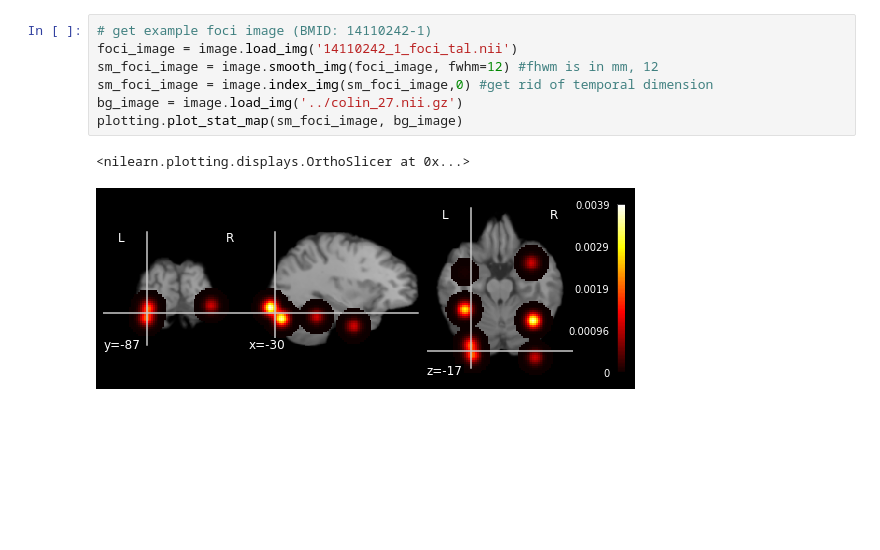
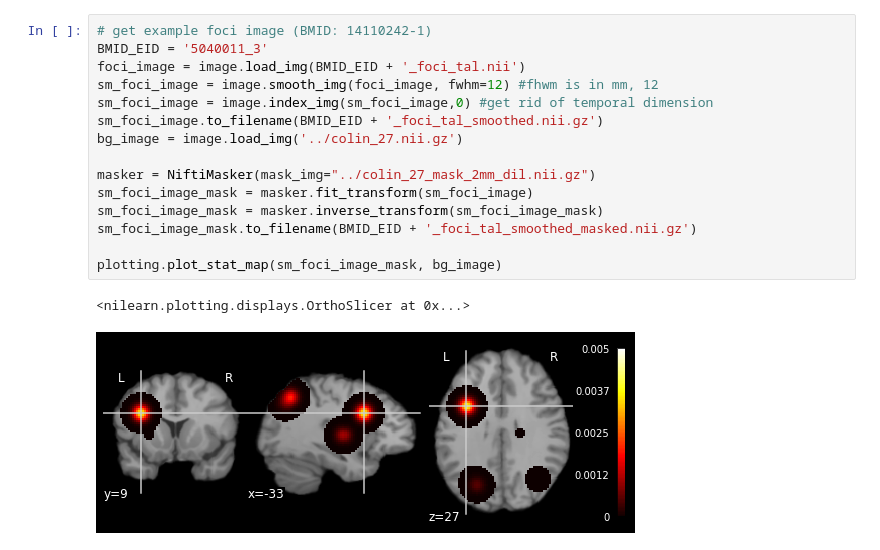
Before and after one commit to tvanasse/brainmap_structure_function_2020, a Jupyter notebook: data/example_script/example.ipynb, the cells around one changed output. Saved outputs shown, nothing was run; the diff lists cells and outputs as text; blank space fills up the shorter version.

```diff
--- a/data/example_script/example.ipynb
+++ b/data/example_script/example.ipynb
@@ -14,13 +17,21 @@ from nipype.interfaces.fsl.model import SmoothEstimate
 # %%
 # get example foci image (BMID: 14110242-1)
-foci_image = image.load_img('14110242_1_foci_tal.nii')
+BMID_EID = '5040011_3'
+foci_image = image.load_img(BMID_EID + '_foci_tal.nii')
 sm_foci_image = image.smooth_img(foci_image, fwhm=12) #fhwm is in mm, 12
 sm_foci_image = image.index_img(sm_foci_image,0) #get rid of temporal dimension
+sm_foci_image.to_filename(BMID_EID + '_foci_tal_smoothed.nii.gz')
 bg_image = image.load_img('../colin_27.nii.gz')
-plotting.plot_stat_map(sm_foci_image, bg_image)
+
+masker = NiftiMasker(mask_img="../colin_27_mask_2mm_dil.nii.gz")
+sm_foci_image_mask = masker.fit_transform(sm_foci_image)
+sm_foci_image_mask = masker.inverse_transform(sm_foci_image_mask)
+sm_foci_image_mask.to_filename(BMID_EID + '_foci_tal_smoothed_masked.nii.gz')
+
+plotting.plot_stat_map(sm_foci_image_mask, bg_image)
 # %% [output]
 <nilearn.plotting.displays.OrthoSlicer at 0x...>
-[figure, old version]
+[figure, new version]
 # %%
 # get component image and positive mask
 ic_func_3 = image.load_img('../FUNCTIONAL_ICA_BRAINMAP_03.nii.gz')
```
Also changed, not shown: parts of 7 cells of this notebook, 7 other files.
